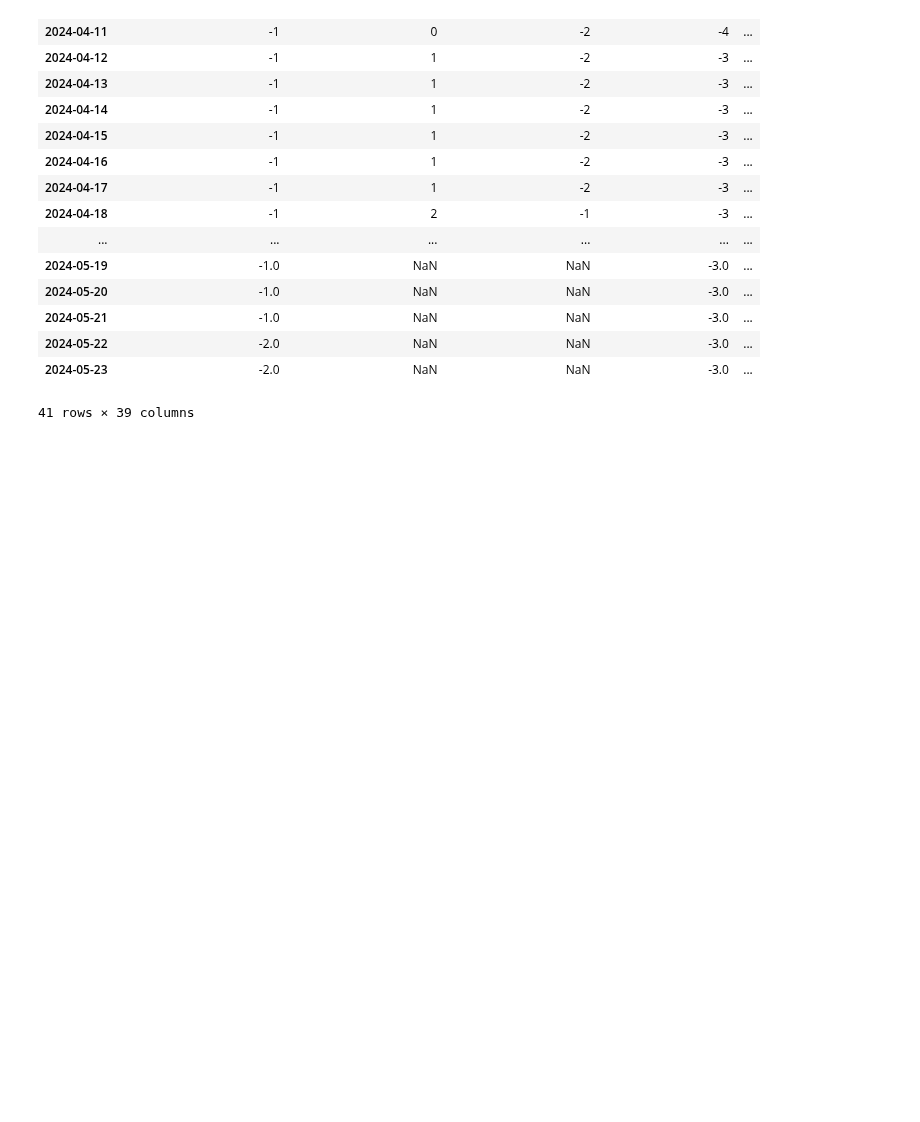
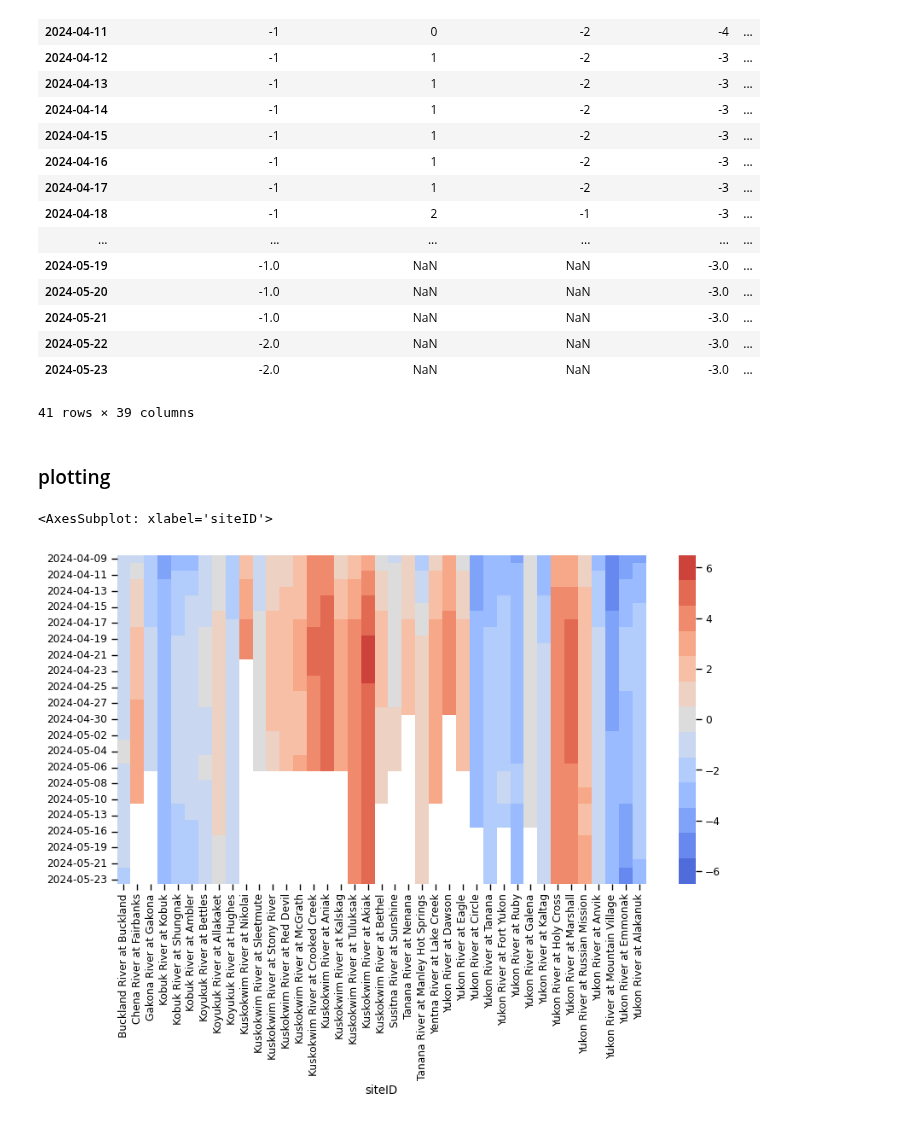
Before and after one commit to chryss/riverice, a Jupyter notebook: JupyterNotebooks/eval2024_01.ipynb, the cells around one changed output. Cells and saved outputs as stored; diff of their text form; code cells hidden in the pictures; blank space fills up the shorter version.

```diff
--- a/JupyterNotebooks/eval2024_01.ipynb
+++ b/JupyterNotebooks/eval2024_01.ipynb
@@ -185,3 +187,5 @@ evalDF_transposed.drop(labels='siteID', axis=0)
 41 rows × 39 columns
 # %%
 evalDF.to_csv("eval_2024.csv")
+# %% [markdown]
+### plotting
@@ -187,0 +195,11 @@ evalDF.to_csv("eval_2024.csv")
+# %%
+plotDF = evalDF_transposed.drop(labels='siteID', axis=0).astype(float)
+# %%
+sns.set_context('paper')
+cmap = sns.color_palette("coolwarm", 13)
+# %%
+figure = plt.figure(figsize=(10, 5))
+sns.heatmap(plotDF, cmap=cmap, vmax=6.5, vmin=-6.5)
+# %% [output]
+<AxesSubplot: xlabel='siteID'>
+[figure, added]
```
Also changed, not shown: parts of 12 cells of this notebook.
